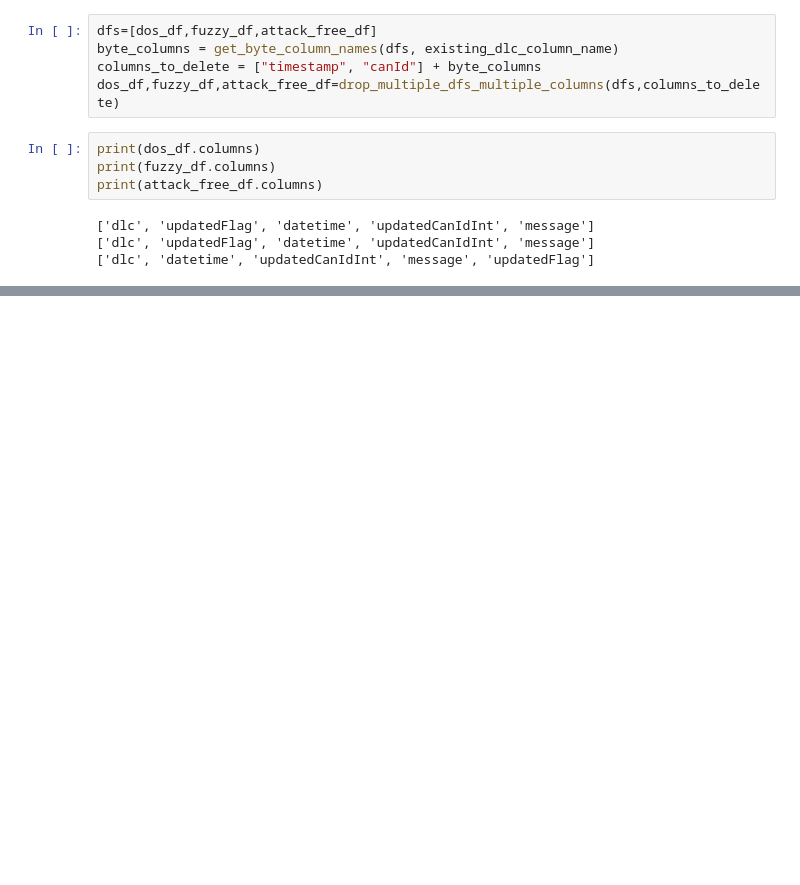
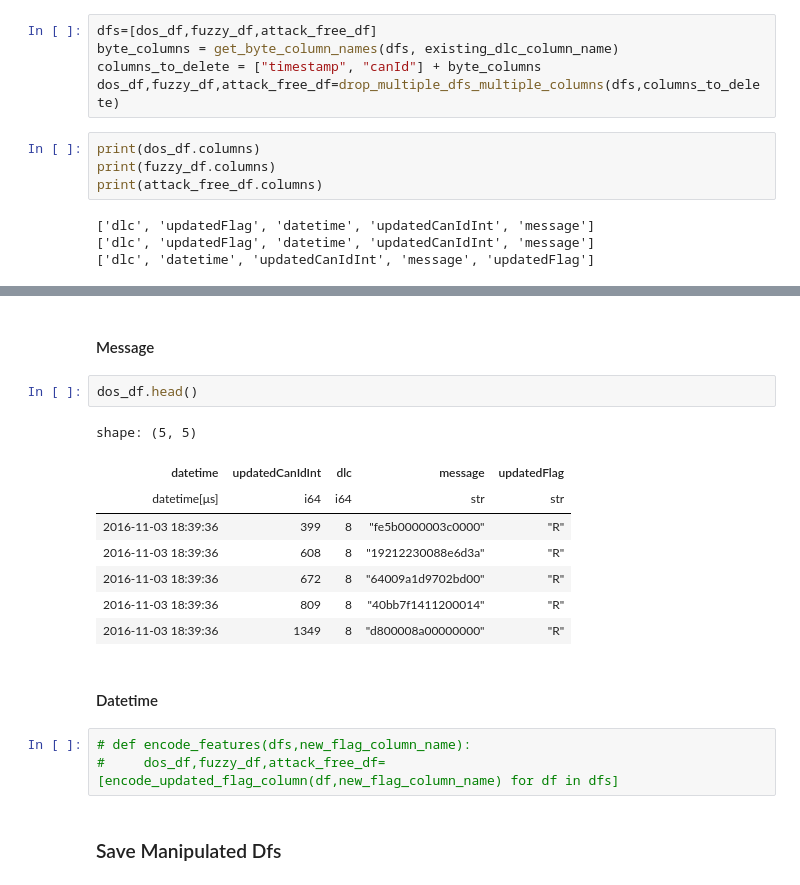
Before and after one commit to FatimeNazliAs/Intrusion-Detection-Systems-using-ML, a Jupyter notebook: notebooks/manipulation.ipynb, the cells around one changed output, grey strips where cells are left out. Drawn from its saved outputs; the diff is of its cells as text; blank space fills up the shorter version.

```diff
--- a/notebooks/manipulation.ipynb
+++ b/notebooks/manipulation.ipynb
@@ -354,0 +419,20 @@ print(attack_free_df.columns)
+# %% [markdown]
+#### Message
+# %%
+dos_df.head()
+# %% [output]
+shape: (5, 5)
+| datetime | updatedCanIdInt | dlc | message | updatedFlag |
+| datetime[μs] | i64 | i64 | str | str |
+| 2016-11-03 18:39:36 | 399 | 8 | "fe5b0000003c0000" | "R" |
+| 2016-11-03 18:39:36 | 608 | 8 | "19212230088e6d3a" | "R" |
+| 2016-11-03 18:39:36 | 672 | 8 | "64009a1d9702bd00" | "R" |
+| 2016-11-03 18:39:36 | 809 | 8 | "40bb7f1411200014" | "R" |
+| 2016-11-03 18:39:36 | 1349 | 8 | "d800008a00000000" | "R" |
+# %% [markdown]
+#### Datetime
+# %%
+# def encode_features(dfs,new_flag_column_name):
+#     dos_df,fuzzy_df,attack_free_df=[encode_updated_flag_column(df,new_flag_column_name) for df in dfs]
+# %% [markdown]
+### Save Manipulated Dfs
```
Also changed, not shown: parts of 11 cells of this notebook, 1 other file.
